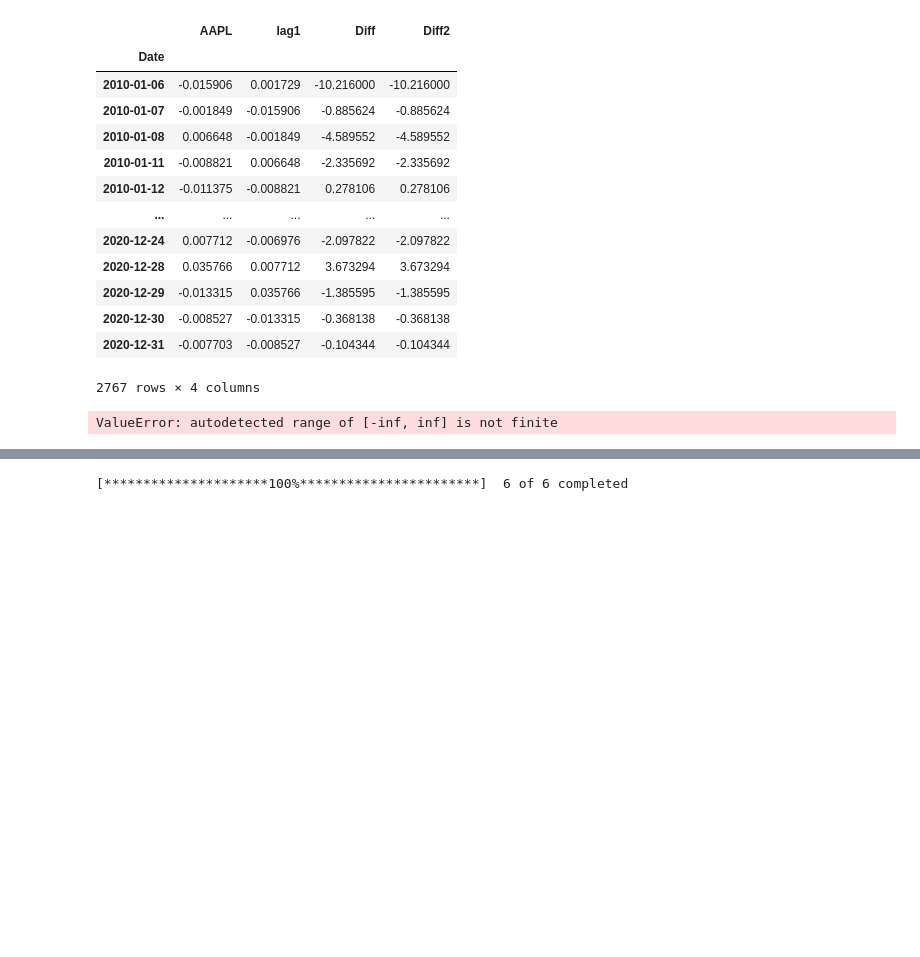
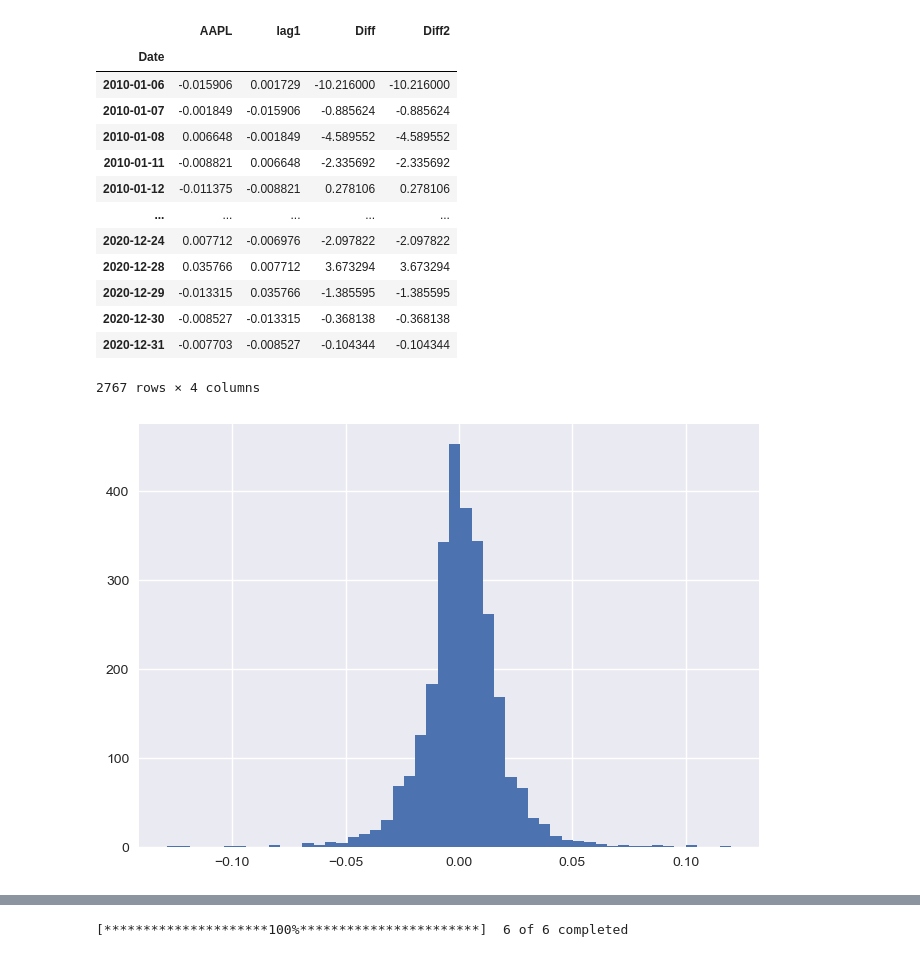
Before and after one commit to PeterLP123/Finance, a Jupyter notebook: Finance1.ipynb, the cells around one changed output, grey strips where cells are left out. Drawn from its saved outputs; the diff is of its cells as text; code cells hidden in the pictures; blank space fills up the shorter version.

```diff
--- a/Finance1.ipynb
+++ b/Finance1.ipynb
@@ -558,10 +558,10 @@ ret
 | 2020-12-31 | -0.007703 | -0.008527 | -0.104344 | -0.104344 |
 2767 rows × 4 columns
 # %%
-ret.plot(kind="hist",figsize=(12,8),bins=100)
+plt.hist(ret.AAPL, bins=50)
 plt.show()
 # %% [output]
-ValueError: autodetected range of [-inf, inf] is not finite
+[figure, added]
 # %%
 daily_mean_ret=ret.mean()
 daily_mean_ret
```
Also changed, not shown: parts of 21 cells of this notebook.
